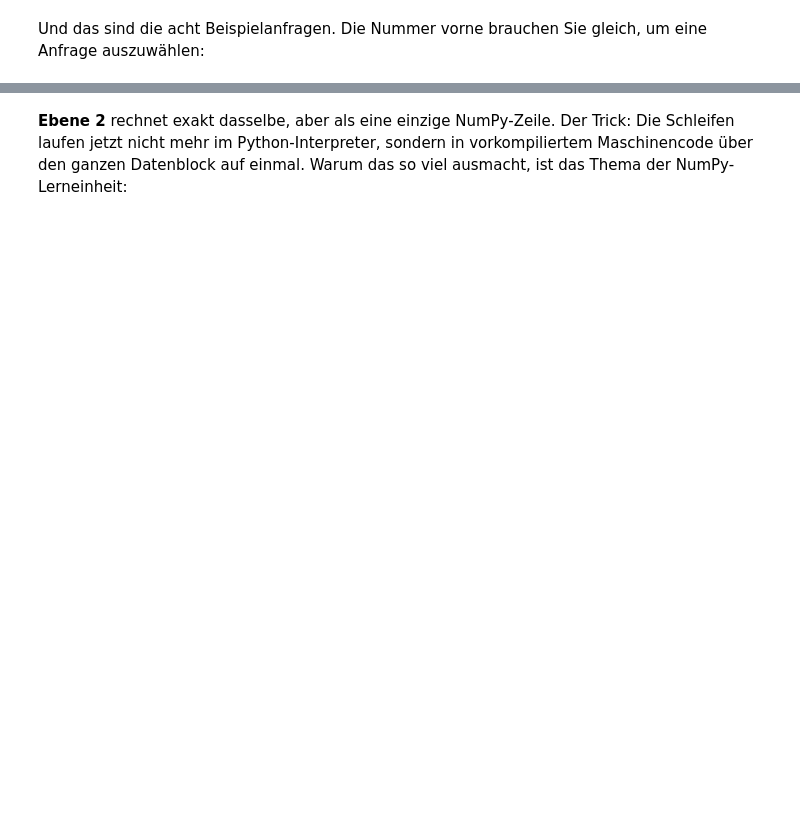
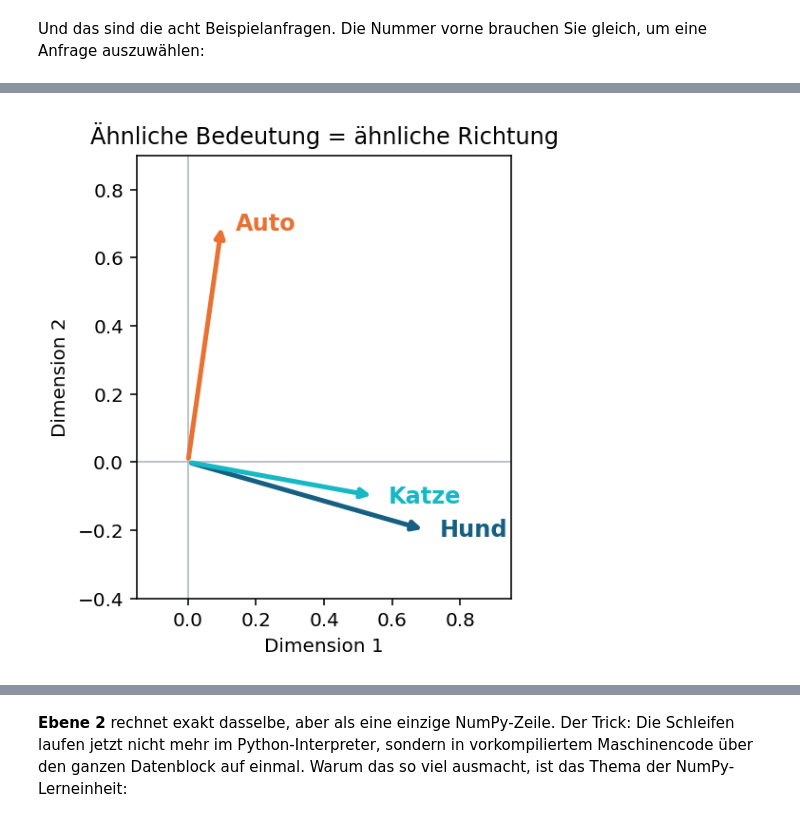
Before and after one commit to skuhswo/tensor-to-gpu-material, a Jupyter notebook: LE01_workbook.ipynb, the cells around one changed output, grey strips where cells are left out. Drawn from its saved outputs; the diff is of its cells as text; code cells hidden in the pictures; blank space fills up the shorter version.

```diff
--- a/LE01_workbook.ipynb
+++ b/LE01_workbook.ipynb
@@ -180,0 +210,13 @@ Achten Sie beim Ausprobieren auf zwei Dinge: Der beste Treffer hat meist einen d
+# %%
+# Spielzeug-Embeddings: vier Dimensionen statt 384 (die Werte sind frei erfunden)
+hund  = np.array([0.70, -0.20, 0.50, 0.90])
+katze = np.array([0.55, -0.10, 0.65, 0.90])
+auto  = np.array([0.10, 0.70, -0.20, 0.30])
+
+# Kosinus-Ähnlichkeit: beide Vektoren auf Länge 1 bringen, dann Skalarprodukt
+# (setzt Vektoren ungleich dem Nullvektor voraus, sonst Division durch null)
+def cos_sim(a, b):
+    return (a / np.linalg.norm(a)) @ (b / np.linalg.norm(b))
+
+print(f"cos(Hund, Katze) = {cos_sim(hund, katze):.2f}")
+print(f"cos(Hund, Auto)  = {cos_sim(hund, auto):.2f}")
@@ -180,0 +277,17 @@ Achten Sie beim Ausprobieren auf zwei Dinge: Der beste Treffer hat meist einen d
+# %%
+# Die Spielzeug-Embeddings als Pfeile (Dimension 1 und 2)
+fig, ax = plt.subplots(figsize=(4.2, 4.2))
+for name, v, farbe in [("Hund", hund, "#156082"), ("Katze", katze, "#16B8C6"),
+                       ("Auto", auto, "#E97132")]:
+    ax.annotate("", xy=(v[0], v[1]), xytext=(0, 0),
+                arrowprops=dict(arrowstyle="-|>", lw=2.5, color=farbe))
+    ax.text(v[0] + 0.04, v[1], name, color=farbe, fontsize=12, fontweight="bold", va="center")
+ax.axhline(0, color="#adb5bd", lw=0.8)
+ax.axvline(0, color="#adb5bd", lw=0.8)
+ax.set_xlim(-0.15, 0.95); ax.set_ylim(-0.4, 0.9)
+ax.set_aspect("equal")
+ax.set_xlabel("Dimension 1"); ax.set_ylabel("Dimension 2")
+ax.set_title("Ähnliche Bedeutung = ähnliche Richtung")
+plt.show()
+# %% [output]
+[figure, added]
```
Also changed, not shown: parts of 180 cells of this notebook, 12 other files.
